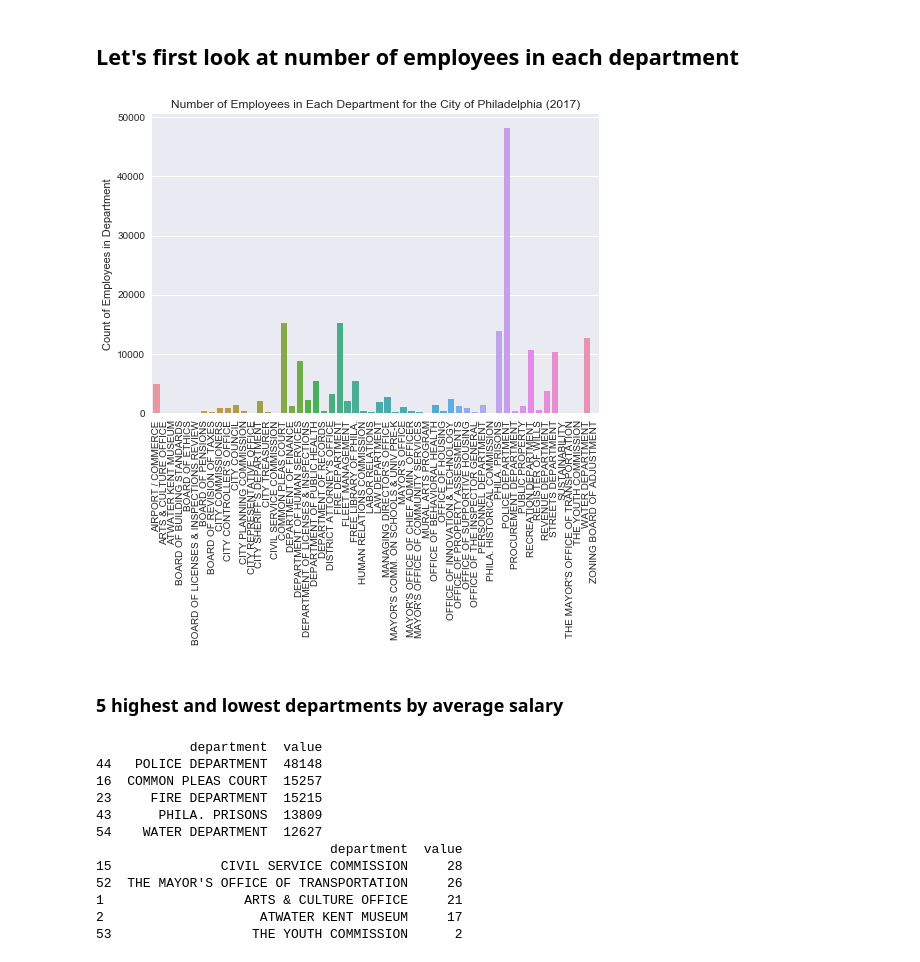
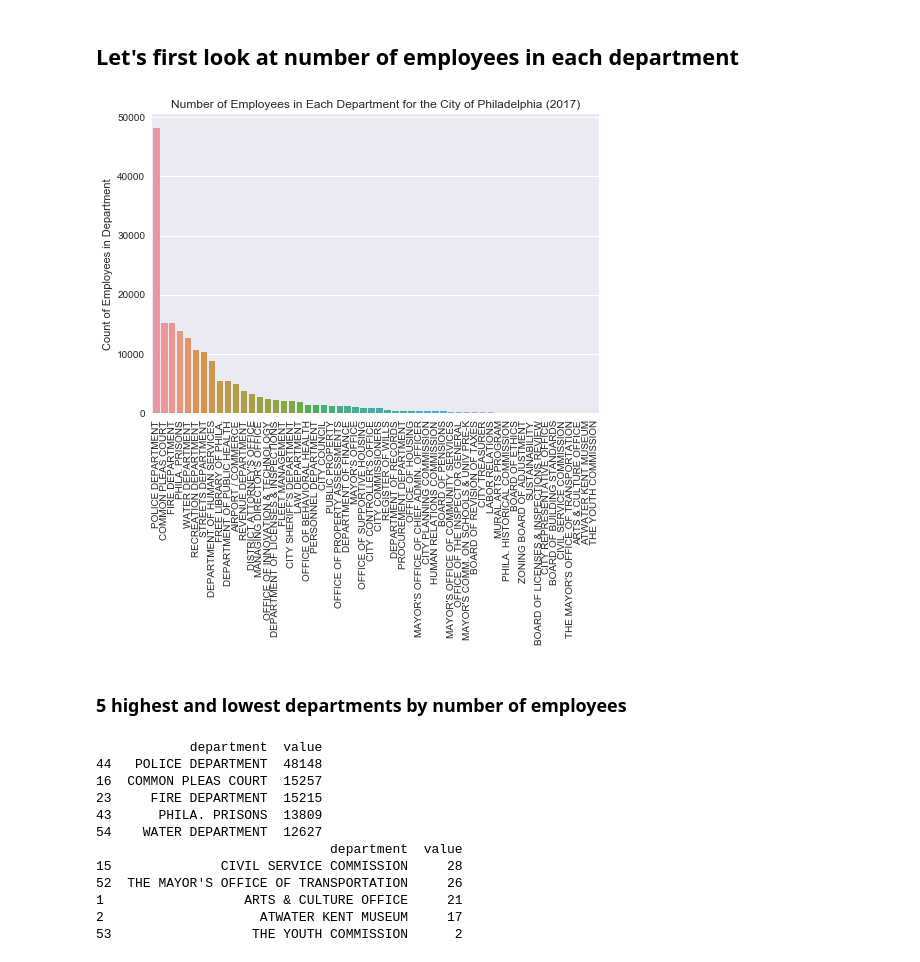
Before and after one commit to pbd281/PhillySalary, a Jupyter notebook: PhillySalary.ipynb, the cells around one changed output. Cells and saved outputs as stored; diff of their text form; code cells hidden in the pictures.

```diff
--- a/PhillySalary.ipynb
+++ b/PhillySalary.ipynb
@@ -15,24 +15,27 @@ import matplotlib.pyplot as plt
 import seaborn as sns
 import os
 # %%
+os.chdir('/Users/pbd28/OneDrive/Programming/Python/PhillyCityEmployees')
 
-df = pd.read_csv('.../employee_salaries.csv')
+df = pd.read_csv('employee_salaries.csv')
 
 df['value'] = 1
 # %% [markdown]
 ## Let's first look at number of employees in each department
 # %%
 d=df.groupby(['department'])['value'].sum().reset_index()
+
+d.sort_values('value', ascending=False, inplace=True)
 
 b = sns.barplot(d['department'], d['value'])
 
 plt.xticks(rotation=90)
 plt.xlabel(' ')
 plt.ylabel('Count of Employees in Department')
 plt.title('Number of Employees in Each Department for the City of Philadelphia (2017)')
 plt.show()
 # %% [output]
-[figure, old version]
+[figure, new version]
 # %% [markdown]
-### 5 highest and lowest departments by average salary
+### 5 highest and lowest departments by number of employees
 # %%
```
Also changed, not shown: parts of 3 cells of this notebook.
